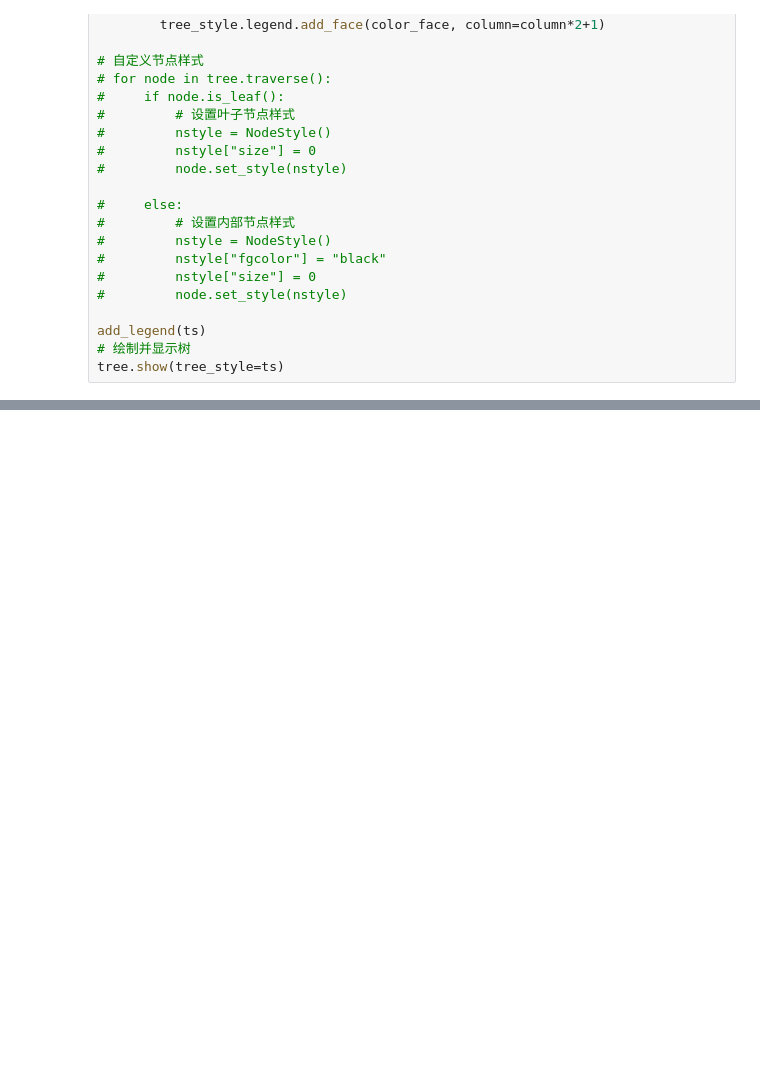
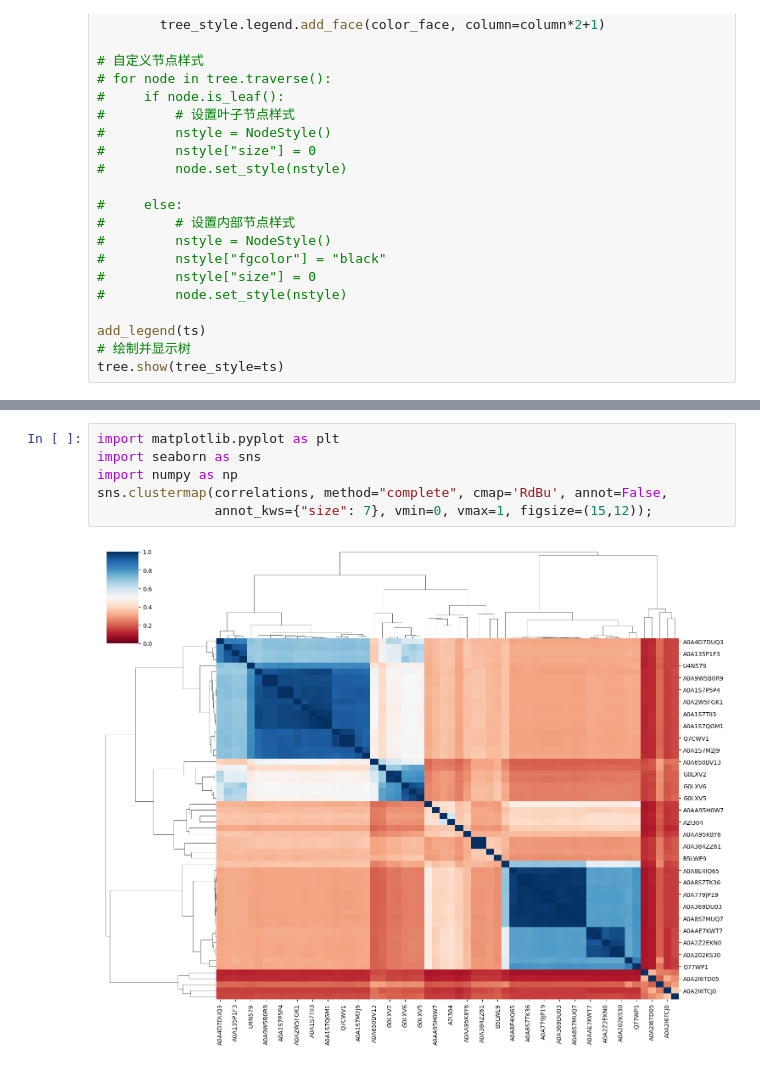
Before and after one commit to txdas/biotech, a Jupyter notebook: notebook/GEA/1.gea_cell.ipynb, the cells around one changed output, grey strips where cells are left out. Cells and saved outputs as stored; diff of their text form; blank space fills up the shorter version.

```diff
--- a/notebook/GEA/1.gea_cell.ipynb
+++ b/notebook/GEA/1.gea_cell.ipynb
@@ -266,0 +353,8 @@ tree.show(tree_style=ts)
+# %%
+import matplotlib.pyplot as plt
+import seaborn as sns
+import numpy as np
+sns.clustermap(correlations, method="complete", cmap='RdBu', annot=False,
+               annot_kws={"size": 7}, vmin=0, vmax=1, figsize=(15,12));
+# %% [output]
+[figure, added]
```
Also changed, not shown: parts of 1 cell of this notebook, 18 other files.
